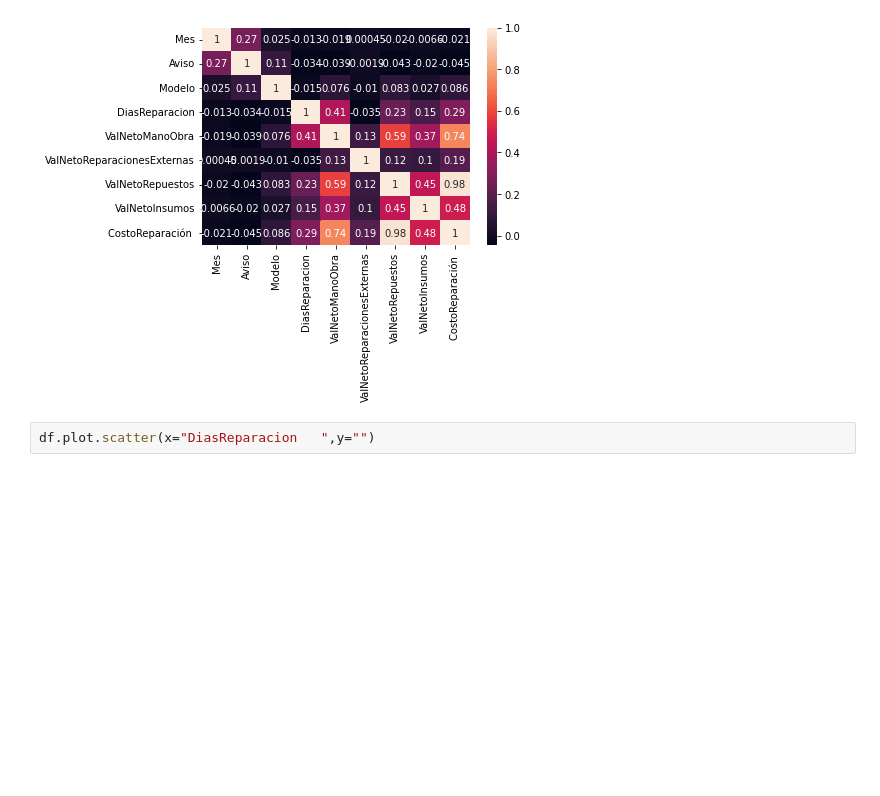
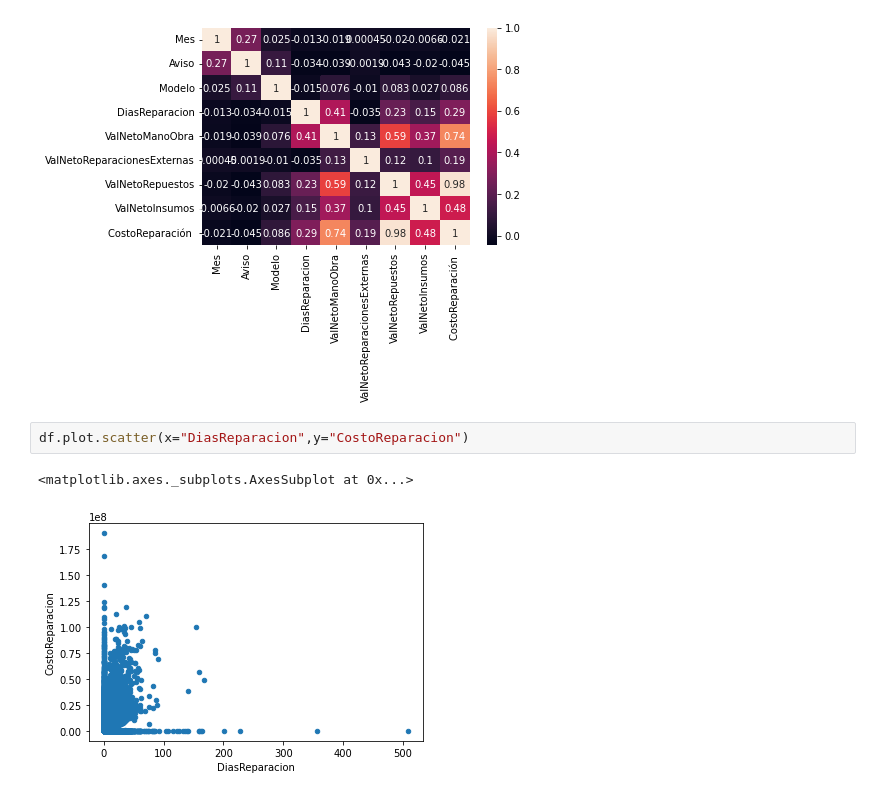
Before and after one commit to callecristina/callecristina, a Jupyter notebook: Sinistros_y_Compras.ipynb, the cells around one changed output. Saved outputs shown, nothing was run; the diff lists cells and outputs as text; blank space fills up the shorter version.

```diff
--- a/Sinistros_y_Compras.ipynb
+++ b/Sinistros_y_Compras.ipynb
@@ -76,4 +76,7 @@ sb.heatmap(df.corr(), annot=True)
 <matplotlib.axes._subplots.AxesSubplot at 0x...>
 [figure]
 # %%
-df.plot.scatter(x="DiasReparacion	",y="")
+df.plot.scatter(x="DiasReparacion",y="CostoReparacion")
+# %% [output]
+<matplotlib.axes._subplots.AxesSubplot at 0x...>
+[figure, added]
```
Also changed, not shown: parts of 5 cells of this notebook.
